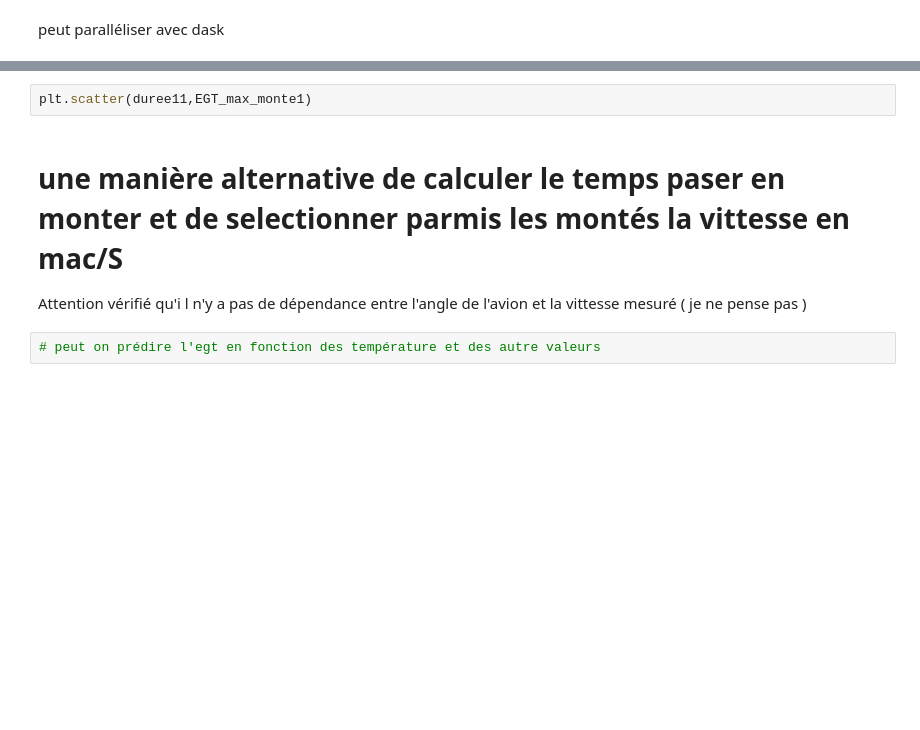
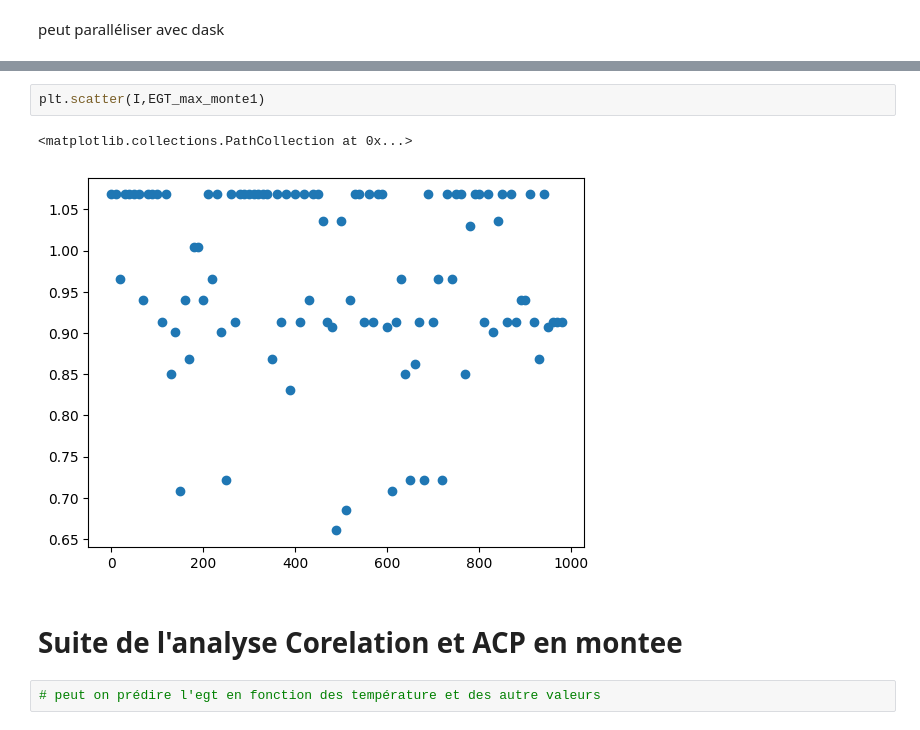
Before and after one commit to KrValentin/stats_descriptive_project, a Jupyter notebook: notebooks/Felix001.ipynb, the cells around one changed output, grey strips where cells are left out. Cells and saved outputs as stored; diff of their text form; blank space fills up the shorter version.

Commit message:
Description et analyse EGT

```diff
--- a/notebooks/Felix001.ipynb
+++ b/notebooks/Felix001.ipynb
@@ -219,8 +328,10 @@ plt.scatter(duree11,EGT_max_monte1)
 # %%
-plt.scatter(duree11,EGT_max_monte1)
+plt.scatter(I,EGT_max_monte1)
+# %% [output]
+<matplotlib.collections.PathCollection at 0x...>
+[figure, added]
 # %% [markdown]
-# une manière alternative de calculer le temps paser en monter et de selectionner parmis les montés la vittesse en mac/S
-Attention vérifié qu'i l n'y a pas de dépendance entre l'angle de l'avion et la vittesse mesuré ( je ne pense pas )
+# Suite de l'analyse Corelation et ACP en montee
 # %%
 # peut on prédire l'egt en fonction des température et des autre valeurs
 # %%
```
Also changed, not shown: parts of 21 cells of this notebook, 4 other files.
